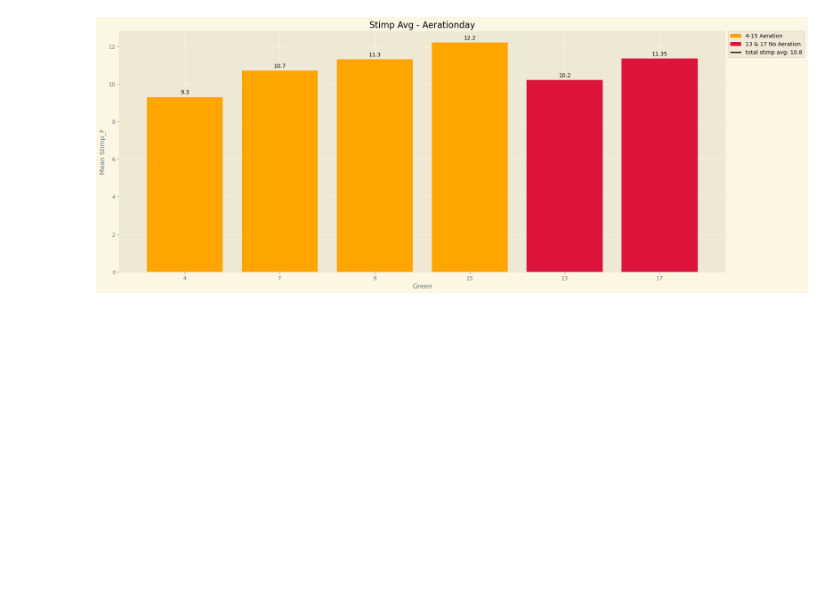
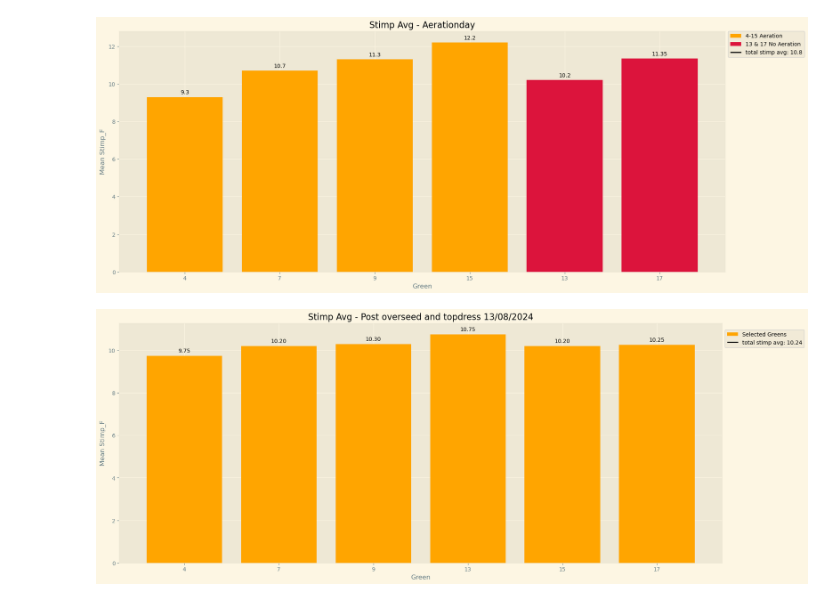
Before and after one commit to ABM-Analytics/Uge-rapport, a Jupyter notebook: ugerapport.ipynb, the cells around one changed output. Cells and saved outputs as stored; diff of their text form; code cells hidden in the pictures; blank space fills up the shorter version.

```diff
--- a/ugerapport.ipynb
+++ b/ugerapport.ipynb
@@ -633,3 +663,45 @@ for bar in bars1 + bars2:
 plt.show()
 # %% [output]
 [figure]
+# %%
+# Filter the data for the date 07/08/2024
+df_filtered = dfstimp[dfstimp['Dato'] == '2024-08-13']
+
+# Ensure 'Hul' column is in the correct format
+df_filtered['Hul'] = df_filtered['Hul'].astype(str).str.extract('(\d+)').astype(int)
+
+# Define the greens
+greens = [4, 7, 9, 13, 15, 17]
+
+# Calculate the mean Stimp_F for each green
+mean_stimp_f = [df_filtered[df_filtered['Hul'] == green]['Stimp_F'].mean() for green in greens]
+
+# Calculate the total mean Stimp_F for all selected greens
+total_mean_stimp_f = df_filtered['Stimp_F'].mean()
+
+# Creating the bar chart
+plt.figure(figsize=(20, 8))
+
+# Plotting bars for the greens
+bars = plt.bar(range(len(greens)), mean_stimp_f, color='orange', label='Selected Greens')
+
+# Adding labels and title
+plt.xlabel('Green')
+plt.ylabel('Mean Stimp_F')
+plt.title('Stimp Avg - Post overseed and topdress 13/08/2024')
+plt.xticks(range(len(greens)), labels=[str(green) for green in greens])
+
+# Adding the total mean to the legend
+handles, labels = plt.gca().get_legend_handles_labels()
+handles.append(plt.Line2D([], [], color='black', label=f'total stimp avg: {total_mean_stimp_f:.2f}'))
+plt.legend(handles=handles, loc='center left', bbox_to_anchor=(1, 0.935))
+
+# Adding labels with the values on each bar
+for bar, mean in zip(bars, mean_stimp_f):
+    yval = bar.get_height()
+    plt.text(bar.get_x() + bar.get_width()/2, yval + 0.1, f'{mean:.2f}', ha='center', va='bottom')
+
+# Displaying the plot
+plt.show()
+# %% [output]
+[figure, added]
```
Also changed, not shown: parts of 3 cells of this notebook.
